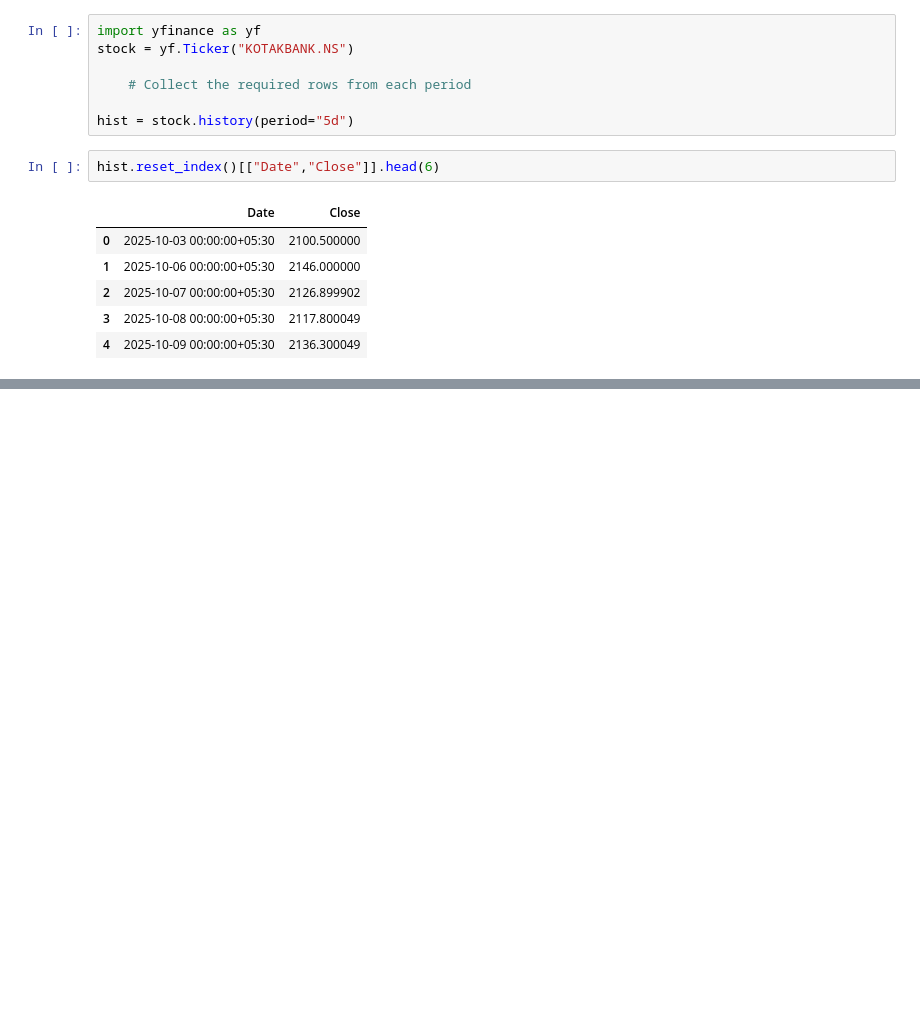
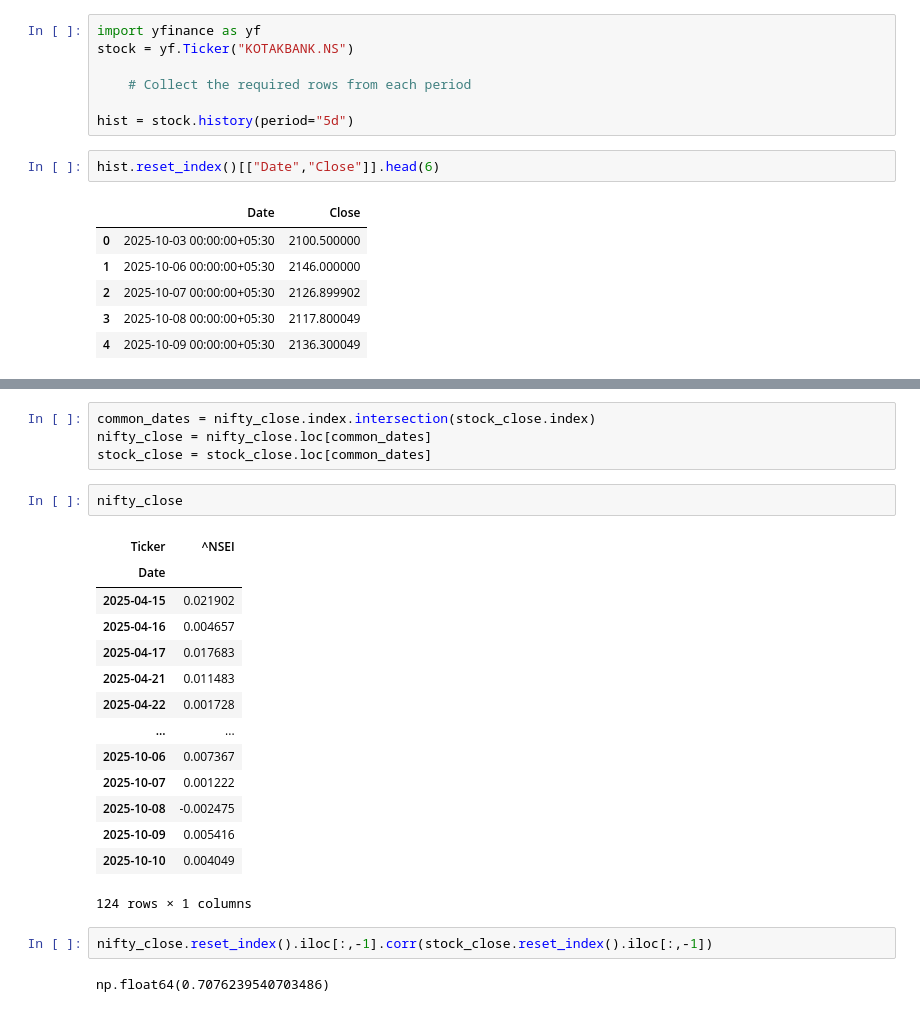
Before and after one commit to johndoe775/mcp_tools, a Jupyter notebook: research/trials.ipynb, the cells around one changed output, grey strips where cells are left out. Cells and saved outputs as stored; diff of their text form; blank space fills up the shorter version.

```diff
--- a/research/trials.ipynb
+++ b/research/trials.ipynb
@@ -310,0 +409,25 @@ hist.reset_index()[["Date","Close"]].head(6)
+# %%
+common_dates = nifty_close.index.intersection(stock_close.index)
+nifty_close = nifty_close.loc[common_dates]
+stock_close = stock_close.loc[common_dates]
+# %%
+nifty_close
+# %% [output]
+| Ticker | ^NSEI |
+| Date |  |
+| 2025-04-15 | 0.021902 |
+| 2025-04-16 | 0.004657 |
+| 2025-04-17 | 0.017683 |
+| 2025-04-21 | 0.011483 |
+| 2025-04-22 | 0.001728 |
+| ... | ... |
+| 2025-10-06 | 0.007367 |
+| 2025-10-07 | 0.001222 |
+| 2025-10-08 | -0.002475 |
+| 2025-10-09 | 0.005416 |
+| 2025-10-10 | 0.004049 |
+124 rows × 1 columns
+# %%
+nifty_close.reset_index().iloc[:,-1].corr(stock_close.reset_index().iloc[:,-1])
+# %% [output]
+np.float64(0.7076239540703486)
```
Also changed, not shown: parts of 5 cells of this notebook, 2 other files.
